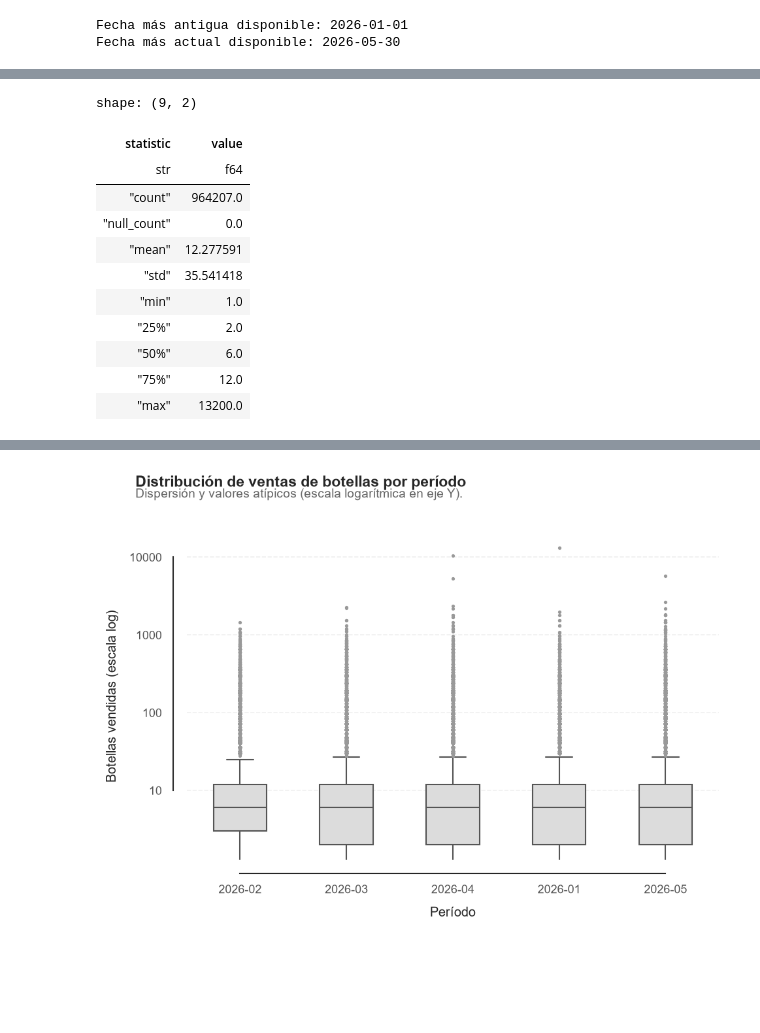
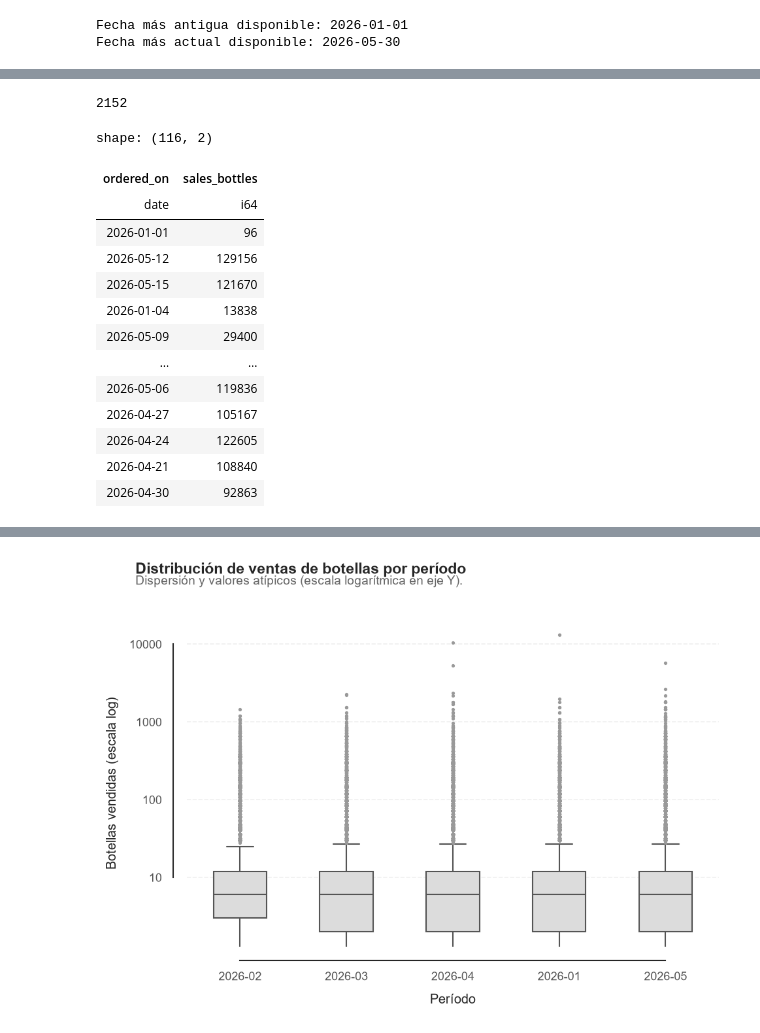
Before and after one commit to charliebrown007/Proyecto_UCB_2da_fase, a Jupyter notebook: 03_scripts/s_04_Fase_02.ipynb, the cells around one changed output, grey strips where cells are left out. Cells and saved outputs as stored; diff of their text form; code cells hidden in the pictures; blank space fills up the shorter version.

```diff
--- a/03_scripts/s_04_Fase_02.ipynb
+++ b/03_scripts/s_04_Fase_02.ipynb
@@ -221,15 +239,21 @@ Fecha más actual disponible: 2026-05-30
+# %%
+df_01.select('store_no').n_unique()
+# %% [output]
+2152
 # %%
-df_01['sales_bottles'].describe()
+df_01.group_by('ordered_on').agg(pl.sum('sales_bottles'))
 # %% [output]
-shape: (9, 2)
+shape: (116, 2)
-| statistic | value |
-| str | f64 |
-| "count" | 964207.0 |
-| "null_count" | 0.0 |
-| "mean" | 12.277591 |
-| "std" | 35.541418 |
-| "min" | 1.0 |
-| "25%" | 2.0 |
-| "50%" | 6.0 |
-| "75%" | 12.0 |
-| "max" | 13200.0 |
+| ordered_on | sales_bottles |
+| date | i64 |
+| 2026-01-01 | 96 |
+| 2026-05-12 | 129156 |
+| 2026-05-15 | 121670 |
+| 2026-01-04 | 13838 |
+| 2026-05-09 | 29400 |
+| … | … |
+| 2026-05-06 | 119836 |
+| 2026-04-27 | 105167 |
+| 2026-04-24 | 122605 |
+| 2026-04-21 | 108840 |
+| 2026-04-30 | 92863 |
```
Also changed, not shown: parts of 13 cells of this notebook.
